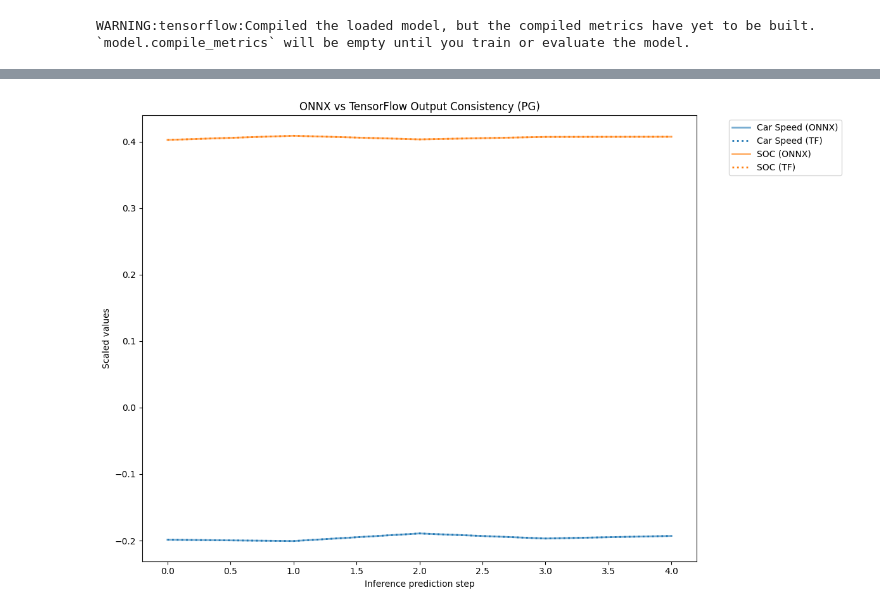
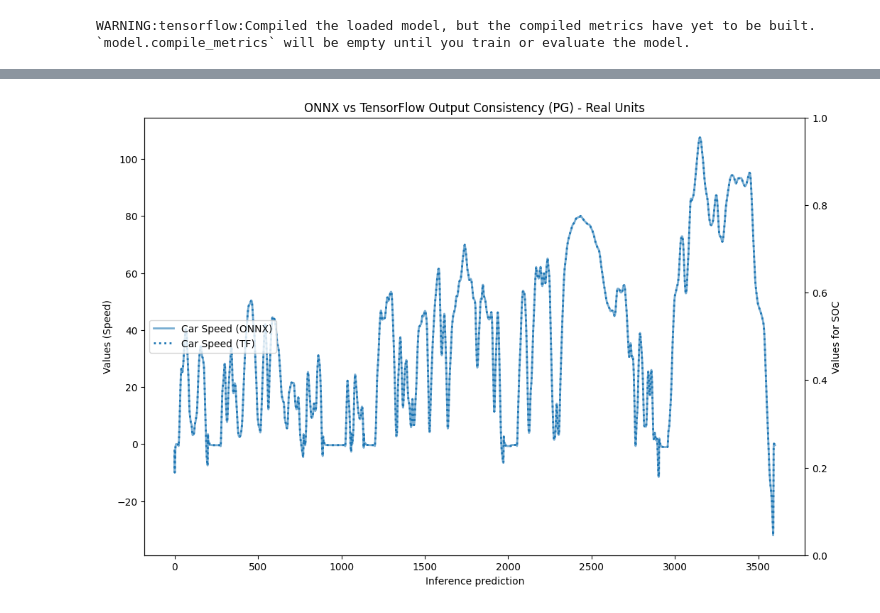
Before and after one commit to nikilong2000/rl_emission_reduction, a Jupyter notebook: controller_for_ICE_PG/SHARE/comparing_tf_and_onnx.ipynb, the cells around one changed output, grey strips where cells are left out. Cells and saved outputs as stored; diff of their text form; code cells hidden in the pictures.

```diff
--- a/controller_for_ICE_PG/SHARE/comparing_tf_and_onnx.ipynb
+++ b/controller_for_ICE_PG/SHARE/comparing_tf_and_onnx.ipynb
@@ -532,3 +458,0 @@ plot_data = np.array(y_pred_list)
-# %%
-y_pred = pd.DataFrame(data=plot_data, columns=labels)
-y_pred
@@ -613,0 +471,15 @@ array([[-0.19865344,  0.4024752 ],
+# %%
+PG_tf.reset_states()
+y_predict_scaled_pg_tf_list = []
+
+print("Running PG TF Inference Loop...")
+for i in range(len(x_pg_all)):
+    # 1. Scale Input
+    x_step = x_pg_all[i].reshape(1, -1)
+    x_scaled = PGscaler_in.transform(x_step)[0].reshape(1, 1, 4)
+
+    # 2. Predict
+    pred = PG_tf([x_scaled, y_scaled_initial_pg])
+    y_predict_scaled_pg_tf_list.append(pred.numpy()[0][0].reshape(-1))
+
+print("PG TF Inference Complete.")
@@ -614,46 +491,55 @@ array([[-0.19865344,  0.4024752 ],
 # %%
-# Create DataFrame for comparison
-onnx_results_pg = np.array(y_predict_scaled_list) # PG ONNX results
-tf_results_pg = np.array(y_predict_scaled_pg_tf_list)
+y_pred_tf_list = []
 
-diff_pg = np.abs(onnx_results_pg - tf_results_pg)
+for pred in range(len(y_predict_scaled_pg_tf_list)):
+    y_pred = PGscaler_inv_out.transform(y_predict_scaled_pg_tf_list[pred].reshape(1, -1))
+    y_pred_tf_list.append(y_pred[0][0])
 
-# Calculate metrics
-max_diff_pg = np.max(diff_pg, axis=0)
-avg_diff_pg = np.mean(diff_pg, axis=0)
-rmse_pg = np.sqrt(np.mean((onnx_results_pg - tf_results_pg)**2, axis=0))
+tf_plot_data_real = np.array(y_pred_tf_list)
+onnx_plot_data_real = plot_data # already computed in ONNX section
 
-overall_max_pg = np.max(diff_pg)
-overall_mae_pg = np.mean(diff_pg)
-overall_rmse_pg = np.sqrt(np.mean((onnx_results_pg - tf_results_pg)**2))
+# Metrics Calculation for Real Units
+diff_real = np.abs(onnx_plot_data_real - tf_plot_data_real)
+max_diff_real = np.max(diff_real, axis=0)
+mae_real = np.mean(diff_real, axis=0)
+rmse_real = np.sqrt(np.mean((onnx_plot_data_real - tf_plot_data_real)**2, axis=0))
 
-print(f"Overall Max Absolute Difference (PG): {overall_max_pg}")
-print(f"Overall Mean Absolute Difference (PG - MAE): {overall_mae_pg}")
-print(f"Overall Root Mean Squared Error (PG - RMSE): {overall_rmse_pg}")
-print("-" * 30)
+metrics_df_real = pd.DataFrame({
+    'Variable': labels,
+    'Max Difference': max_diff_real,
+    'MAE': mae_real,
+    'RMSE': rmse_real
+})
 
-# Summary DataFrame
-metrics_df_pg = pd.DataFrame({
-    'Variable': labels,
-    'Max Difference': max_diff_pg,
-    'MAE': avg_diff_pg,
-    'RMSE': rmse_pg
-})
-print("Per-variable metrics (PG Scaled):")
-print(metrics_df_pg)
+print("Per-variable metrics (PG Real Units):")
+print(metrics_df_real)
 
-# Plotting Comparison
+
+# Plot results
 _, ax = plt.subplots(figsize=(12,8))
+ax2 = ax.twinx()
 
-for var in range(plot_vars): # plot_vars is likely 2 here
+for var in range(plot_vars):
     color = f'C{var}'
-    ax.plot(onnx_results_pg[:, var], label=f'{labels[var]} (ONNX)', linestyle='-', color=color, alpha=0.6, linewidth=2)
-    ax.plot(tf_results_pg[:, var], label=f'{labels[var]} (TF)', linestyle=':', color=color, alpha=1.0, linewidth=2)
+    if var == 0:
+        ax.plot(onnx_plot_data_real[:,var], label=f'{labels[var]} (ONNX)', linestyle='-', color=color, alpha=0.6, linewidth=2)
+        ax.plot(tf_plot_data_real[:,var], label=f'{labels[var]} (TF)', linestyle=':', color=color, alpha=1.0, linewidth=2)
 
-ax.set_ylabel('Scaled values')
-ax.set_xlabel('Inference prediction step')
-ax.legend(bbox_to_anchor=(1.05, 1), loc='upper left')
-plt.title('ONNX vs TensorFlow Output Consistency (PG)')
-plt.tight_layout()
+
+ax.set_ylabel('Values (Speed)')
+ax.set_xlabel('Inference prediction')
+
+# Combine legends
+lines, labels_l = ax.get_legend_handles_labels()
+lines2, labels2 = ax2.get_legend_handles_labels()
+ax.legend(lines + lines2, labels_l + labels2, loc='center left')
+
+ax2.set_ylabel('Values for SOC')
+
+plt.title('ONNX vs TensorFlow Output Consistency (PG) - Real Units')
 plt.show()
+
+# Display DataFrame of TF real results
+y_pred_tf_df = pd.DataFrame(data=tf_plot_data_real, columns=labels)
+y_pred_tf_df
 # %% [output]
@@ -668 +550 @@ Per-variable metrics (PG Scaled):
-[figure, old version]
+[figure, new version]
```
Also changed, not shown: parts of 145 cells of this notebook, 2 other files.
